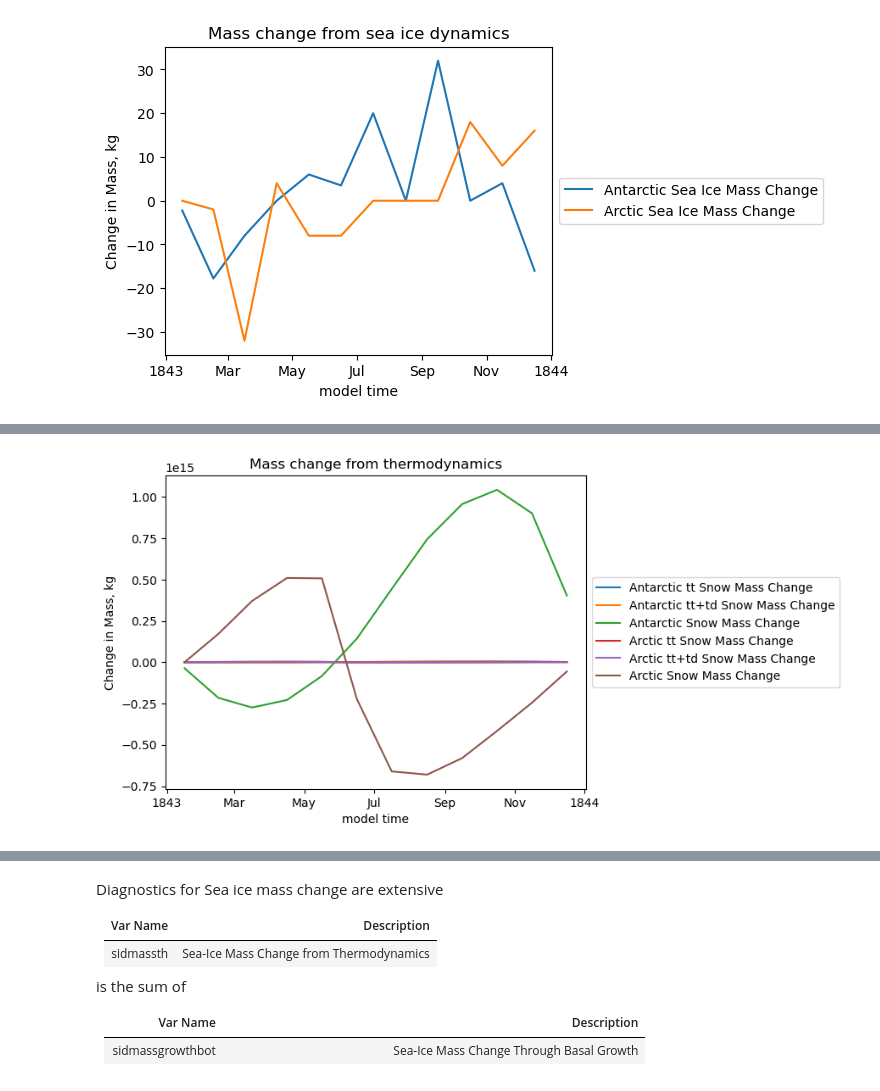
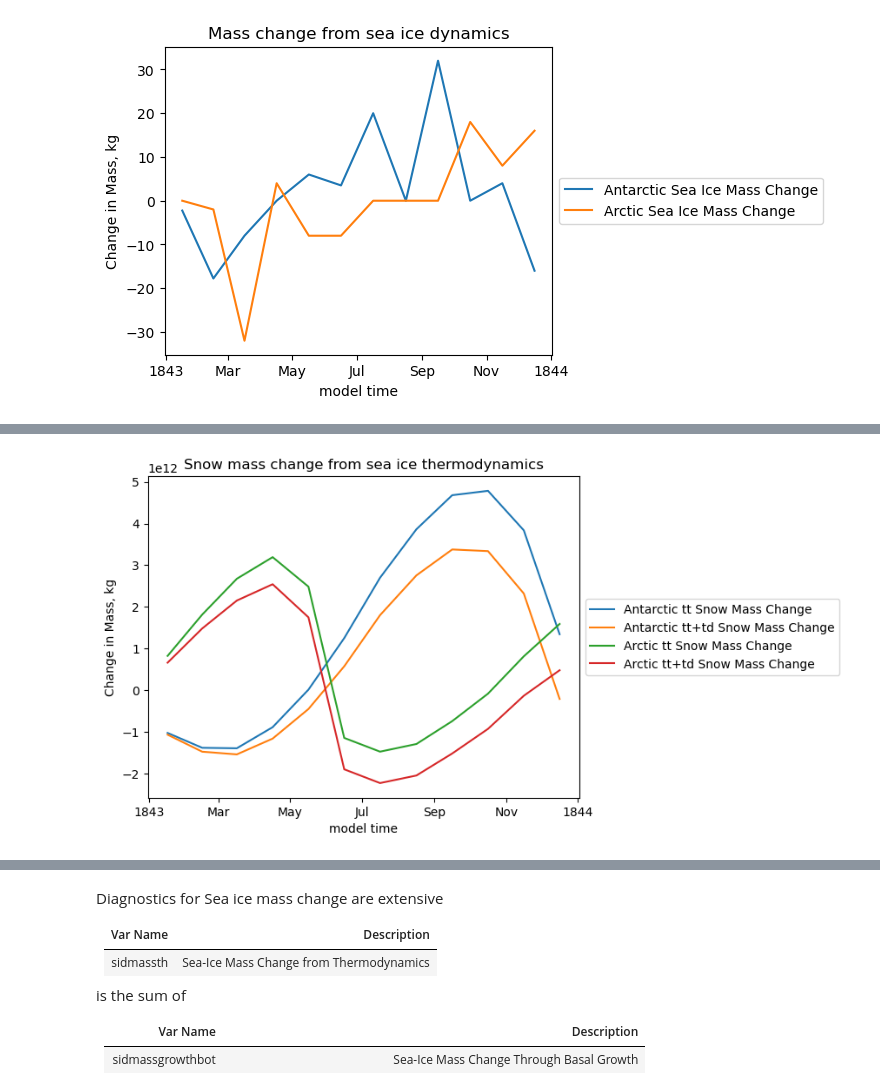
Before and after one commit to ACCESS-NRI/access-esm1.6-configs, a Jupyter notebook: documentation/docs/pages/diagnostics/sea_ice.ipynb, the cells around one changed output, grey strips where cells are left out. Drawn from its saved outputs; the diff is of its cells as text; code cells hidden in the pictures.

```diff
--- a/documentation/docs/pages/diagnostics/sea_ice.ipynb
+++ b/documentation/docs/pages/diagnostics/sea_ice.ipynb
@@ -75,8 +76,8 @@ ds = monthly_ds.isel(time=0)
 # %%
 # divide hemishperes exactly
 NJ = len(ds.nj)
-sh = {'slice':slice(0,NJ/2), 'name':'sh', 'title':'Antarctic'}
-nh = {'slice':slice(NJ/2,None), 'name':'nh', 'title':'Arctic'}
+sh = {'slice':slice(0,int(NJ/2)), 'name':'sh', 'title':'Antarctic'}
+nh = {'slice':slice(int(NJ/2),None), 'name':'nh', 'title':'Arctic'}
 # %% [markdown]
 # Mass / Concentrations / Age
 # %% [markdown]
@@ -170,15 +190,16 @@ First we compare ocean and sea ice diganostics for sea ice growth
 plt.figure(figsize=(10,4))
 for i,hemi in enumerate([sh,nh], start =1):
     plt.subplot(1,2,i)
-    ((monthly_ds.sidmassgrowthwat + monthly_ds.sidmassgrowthbot)*monthly_ds.tarea
+    ((monthly_ds.sidmassgrowthwat+monthly_ds.sidmassgrowthbot)*monthly_ds.tarea
         ).sel(nj=hemi['slice']).sum(['ni','nj']).plot(label='Sea Ice Growth from Seawater')
 
-    ((-1*wfiform.wfiform)*ocean_tarea.area_t
+    (-1*wfiform.wfiform*ocean_tarea.area_t
         ).isel(yt_ocean=hemi['slice']).sum(['xt_ocean','yt_ocean']).plot(label='Ocean Freshwater Removed')
 
     plt.legend()
     plt.ylabel('Freshwater change (kg)')
     plt.title(hemi['title'])
+
 plt.show()
 # %% [output]
 [figure]
@@ -186,17 +209,20 @@ plt.show()
 plt.figure(figsize=(10,4))
 for i,hemi in enumerate([sh,nh], start =1):
     plt.subplot(1,2,i)
-    ((- monthly_ds.sisndmassmelt * monthly_ds.siconc # intensive -> extensive
+    ((
+     - monthly_ds.sisndmassmelt * monthly_ds.siconc # intensive -> extensive
      - monthly_ds.sidmassmelttop
      - monthly_ds.sidmassmeltbot
      - monthly_ds.sidmassmeltlat
      )*monthly_ds.tarea).sel(nj=hemi['slice']).sum(['ni','nj']).plot(label='Sea Ice Melt Into Ocean')
 
-    ((-1*wfimelt.wfimelt)*ocean_tarea.area_t).isel(yt_ocean=hemi['slice']).sum(['xt_ocean','yt_ocean']).plot(label='Ocean Diagnostic')
+    (-1*wfimelt.wfimelt*ocean_tarea.area_t
+        ).isel(yt_ocean=hemi['slice']).sum(['xt_ocean','yt_ocean']).plot(label='Ocean Diagnostic')
 
     plt.legend()
     plt.ylabel('Freshwater change (kg)')
     plt.title(hemi['title'])
+
 plt.show()
 # %% [output]
 [figure]
@@ -264,16 +290,16 @@ plt.show()
 # %%
 start = (monthly_ds.sisnmass*monthly_ds.siconc*monthly_ds.tarea).isel(nj=hemi['slice']).sum(['ni','nj']).isel(time=0)
 
 
 for hemi in [sh,nh]:
     (monthly_ds.dvsdtt*monthly_ds.tarea*rhos/86400*100).isel(nj=hemi['slice']).sum(['ni','nj']).cumulative('time').sum().plot(label = hemi['title']+' tt Snow Mass Change')
     ((monthly_ds.dvsdtt+monthly_ds.dvsdtd)*monthly_ds.tarea*rhos/86400*100).isel(nj=hemi['slice']).sum(['ni','nj']).cumulative('time').sum().plot(label = hemi['title']+' tt+td Snow Mass Change')
-    ((monthly_ds.sisnmass*monthly_ds.siconc*monthly_ds.tarea).isel(nj=hemi['slice']).sum(['ni','nj'])-start).plot(label = hemi['title']+' Snow Mass Change')
+    # ((monthly_ds.sisnmass*monthly_ds.siconc*monthly_ds.tarea).isel(nj=hemi['slice']).sum(['ni','nj'])-start).plot(label = hemi['title']+' Snow Mass Change')
 plt.ylabel('Change in Mass, kg')
 plt.legend(loc='center left', bbox_to_anchor=(1, 0.5))
 plt.title('Snow mass change from sea ice thermodynamics')
 plt.show()
 # %% [output]
-[figure, old version]
+[figure, new version]
 # %%
 for hemi in [sh,nh]:
```
Also changed, not shown: parts of 26 cells of this notebook.
